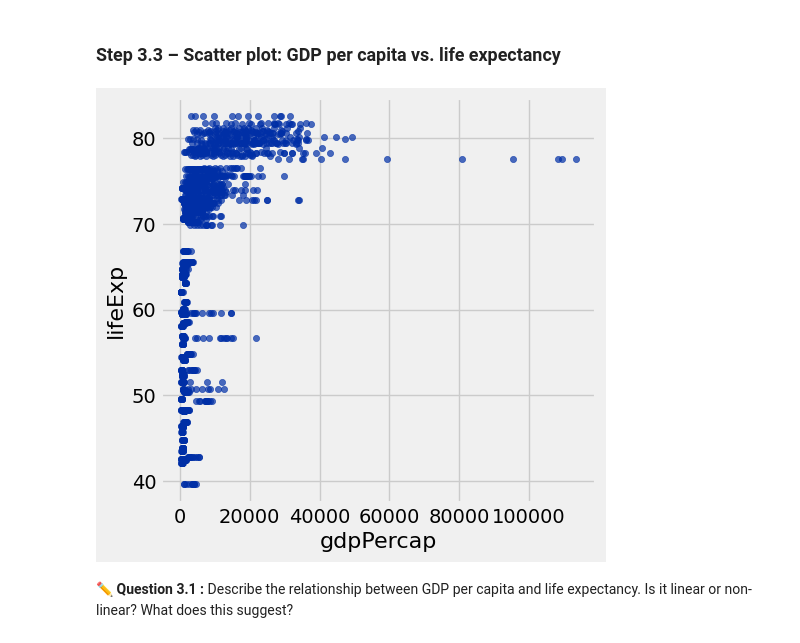
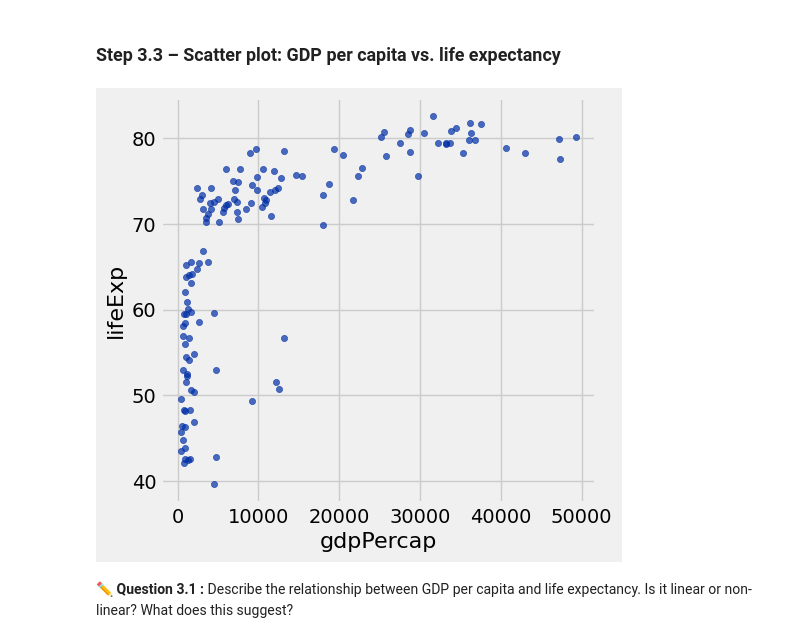
Before and after one commit to Wadha-Abdulla/Group_1_Gapminder_Analysis, a Jupyter notebook: Group_1_Gapminder_Analysis.ipynb, the cells around one changed output. Cells and saved outputs as stored; diff of their text form; code cells hidden in the pictures.

```diff
--- a/Group_1_Gapminder_Analysis.ipynb
+++ b/Group_1_Gapminder_Analysis.ipynb
@@ -435,16 +439,20 @@ eco_2007.hist("gdpPercap", bins=20)
 ### Step 3.3 – Scatter plot: GDP per capita vs. life expectancy
 # %%
 # Show GDP per Capita vs. Life Expectancy (2007) using a Scatter plot.
-# Join datasets
-merged = health.join("country", economy)
+# Filter both datasets
+health_2007 = health.where("year", 2007)
+economy_2007 = economy.where("year", 2007)
 
-# Filter for 2007
-merged_2007 = merged.where("year", 2007)
+# Join after filtering
+merged_2007 = health_2007.join("country", economy_2007)
+
+# Remove duplicate column
+merged_2007 = merged_2007.drop("year_2")
 
 # Scatter plot
 merged_2007.scatter("gdpPercap", "lifeExp")
 # %% [output]
-[figure, old version]
+[figure, new version]
 # %% [markdown]
 **✏️ Question 3.1 :** Describe the relationship between GDP per capita and life expectancy. Is it linear or non-linear? What does this suggest?
 # %% [markdown]
```
Also changed, not shown: parts of 1 cell of this notebook.
